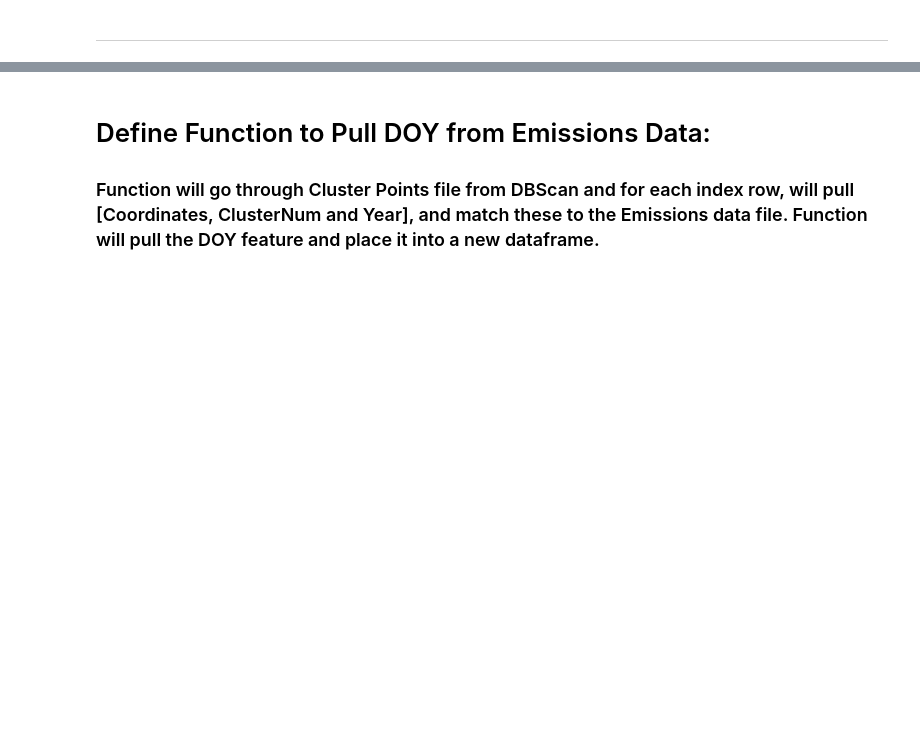
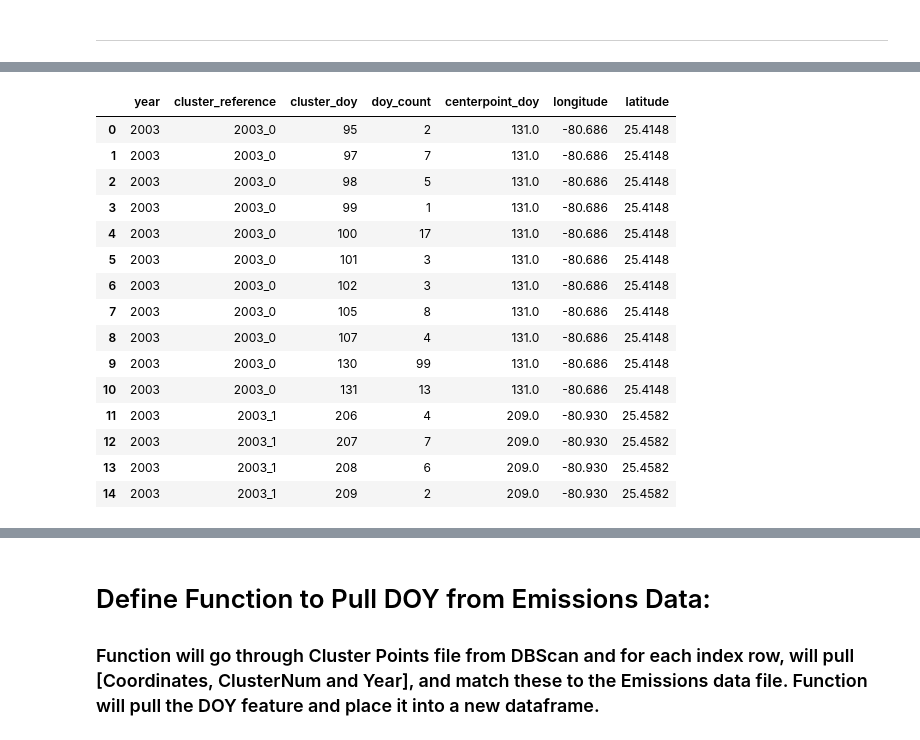
Before and after one commit to NahidGithub/Predicting-Wildfires, a Jupyter notebook: experimental code/DetermineDateRangebyCluster.ipynb, the cells around one changed output, grey strips where cells are left out. Saved outputs shown, nothing was run; the diff lists cells and outputs as text; code cells hidden in the pictures; blank space fills up the shorter version.

```diff
--- a/experimental code/DetermineDateRangebyCluster.ipynb
+++ b/experimental code/DetermineDateRangebyCluster.ipynb
@@ -69,0 +321,20 @@ print(tempCNmax)
+# %%
+#em_doy_list_centerpoints = em_doy_list_centerpoints.drop(columns=['Unnamed: 0'])
+em_doy_list_centerpoints.head(15)
+# %% [output]
+|  | year | cluster_reference | cluster_doy | doy_count | centerpoint_doy | longitude | latitude |
+| 0 | 2003 | 2003_0 | 95 | 2 | 131.0 | -80.686 | 25.4148 |
+| 1 | 2003 | 2003_0 | 97 | 7 | 131.0 | -80.686 | 25.4148 |
+| 2 | 2003 | 2003_0 | 98 | 5 | 131.0 | -80.686 | 25.4148 |
+| 3 | 2003 | 2003_0 | 99 | 1 | 131.0 | -80.686 | 25.4148 |
+| 4 | 2003 | 2003_0 | 100 | 17 | 131.0 | -80.686 | 25.4148 |
+| 5 | 2003 | 2003_0 | 101 | 3 | 131.0 | -80.686 | 25.4148 |
+| 6 | 2003 | 2003_0 | 102 | 3 | 131.0 | -80.686 | 25.4148 |
+| 7 | 2003 | 2003_0 | 105 | 8 | 131.0 | -80.686 | 25.4148 |
+| 8 | 2003 | 2003_0 | 107 | 4 | 131.0 | -80.686 | 25.4148 |
+| 9 | 2003 | 2003_0 | 130 | 99 | 131.0 | -80.686 | 25.4148 |
+| 10 | 2003 | 2003_0 | 131 | 13 | 131.0 | -80.686 | 25.4148 |
+| 11 | 2003 | 2003_1 | 206 | 4 | 209.0 | -80.930 | 25.4582 |
+| 12 | 2003 | 2003_1 | 207 | 7 | 209.0 | -80.930 | 25.4582 |
+| 13 | 2003 | 2003_1 | 208 | 6 | 209.0 | -80.930 | 25.4582 |
+| 14 | 2003 | 2003_1 | 209 | 2 | 209.0 | -80.930 | 25.4582 |
```
Also changed, not shown: parts of 98 cells of this notebook.
